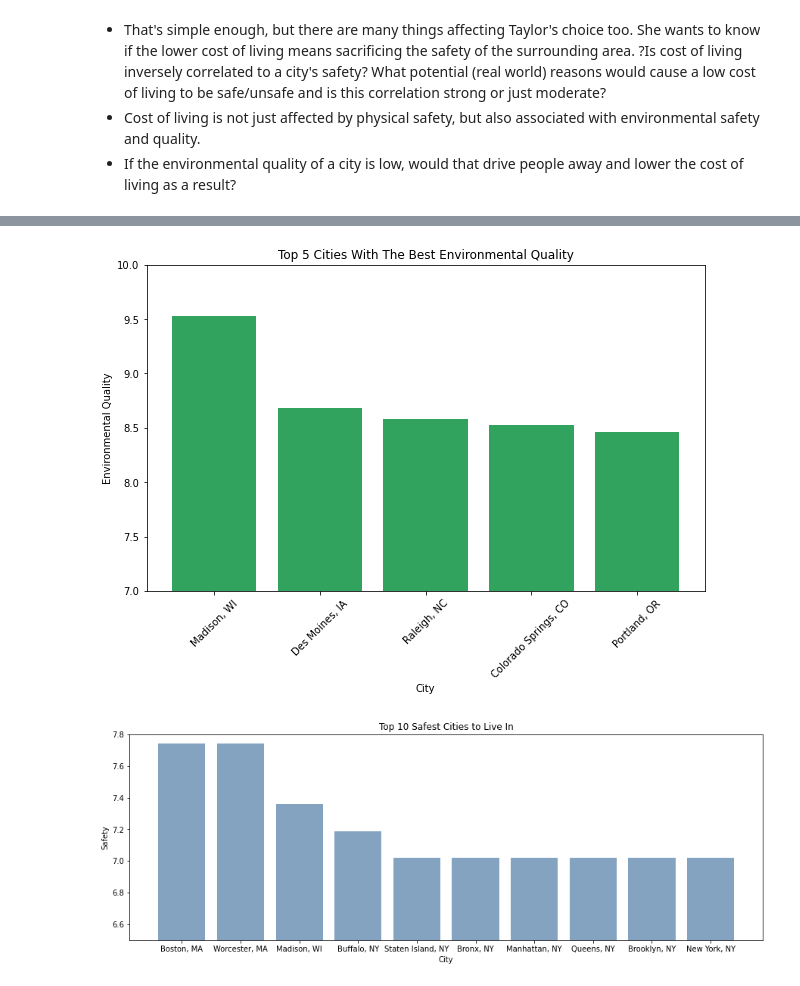
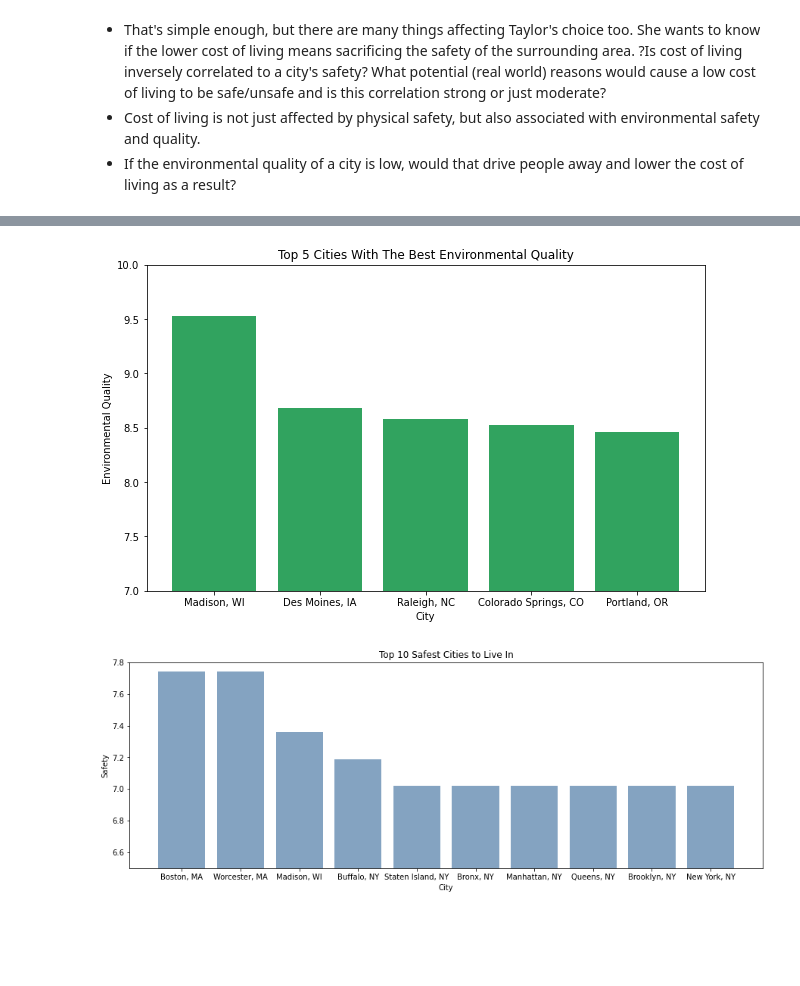
Before and after one commit to mariahart1/project1, a Jupyter notebook: charts.ipynb, the cells around one changed output, grey strips where cells are left out. Saved outputs shown, nothing was run; the diff lists cells and outputs as text; code cells hidden in the pictures; blank space fills up the shorter version.

Commit message:
fixed charts

```diff
--- a/charts.ipynb
+++ b/charts.ipynb
@@ -33,20 +43,20 @@ city_scores
 # %%
 # Environmental Quality Chart
 top_env = city_scores.sort_values('Environmental Quality', ascending=False).head(5)
 x_axis = np.arange(len(top_env))
 tick_locations = [value for value in x_axis]
 
 plt.figure(figsize=(10,6)).patch.set_facecolor('white')
 plt.bar(top_env['City'],top_env['Environmental Quality'],align="center",color=(.1,.6,.3,.9))
 plt.title("Top 5 Cities With The Best Environmental Quality")
 plt.ylim(7,10)
 plt.xlabel('City')
 plt.ylabel('Environmental Quality')
-plt.xticks(tick_locations, top_env["City"], rotation=45)
+plt.xticks(tick_locations, top_env["City"], rotation=0)
 plt.savefig("Images/EnvironmentalQuality.png")
 plt.show()
 # %% [output]
-[figure, old version]
+[figure, new version]
 # %%
 # Top 10 Safe Cities Chart
 top_safe = city_scores.sort_values('Safety', ascending=False).head(10)
```
Also changed, not shown: parts of 7 cells of this notebook.
